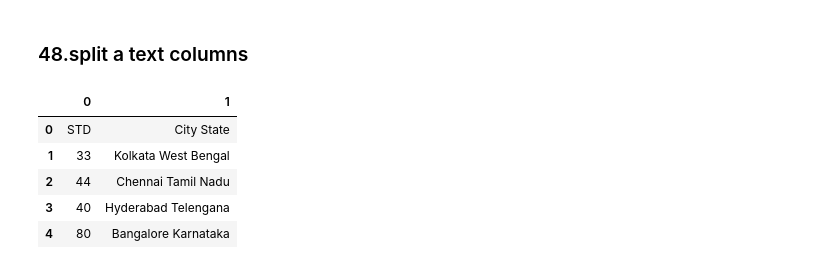
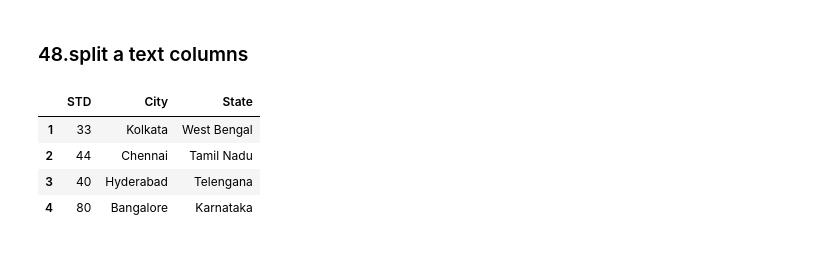
Before and after one commit to edging1218/CodingExercise, a Jupyter notebook: pandas_exercise.ipynb, the cells around one changed output. Cells and saved outputs as stored; diff of their text form; code cells hidden in the pictures.

```diff
--- a/pandas_exercise.ipynb
+++ b/pandas_exercise.ipynb
@@ -1354,11 +1357,12 @@ df = pd.DataFrame(["STD, City    State",
 "40, Hyderabad    Telengana",
 "80, Bangalore    Karnataka"], columns=['row'])
 # %%
-df.row.str.split(',|\t', expand=True)
+df_split = df.row.str.split(',|    ', expand=True)
+df_split.columns = df_split.iloc[0]
+df_split.iloc[1:]
 # %% [output]
-|  | 0 | 1 |
-| 0 | STD | City State |
-| 1 | 33 | Kolkata West Bengal |
-| 2 | 44 | Chennai Tamil Nadu |
-| 3 | 40 | Hyderabad Telengana |
-| 4 | 80 | Bangalore Karnataka |
+|  | STD | City | State |
+| 1 | 33 | Kolkata | West Bengal |
+| 2 | 44 | Chennai | Tamil Nadu |
+| 3 | 40 | Hyderabad | Telengana |
+| 4 | 80 | Bangalore | Karnataka |
```
Also changed, not shown: parts of 26 cells of this notebook.
